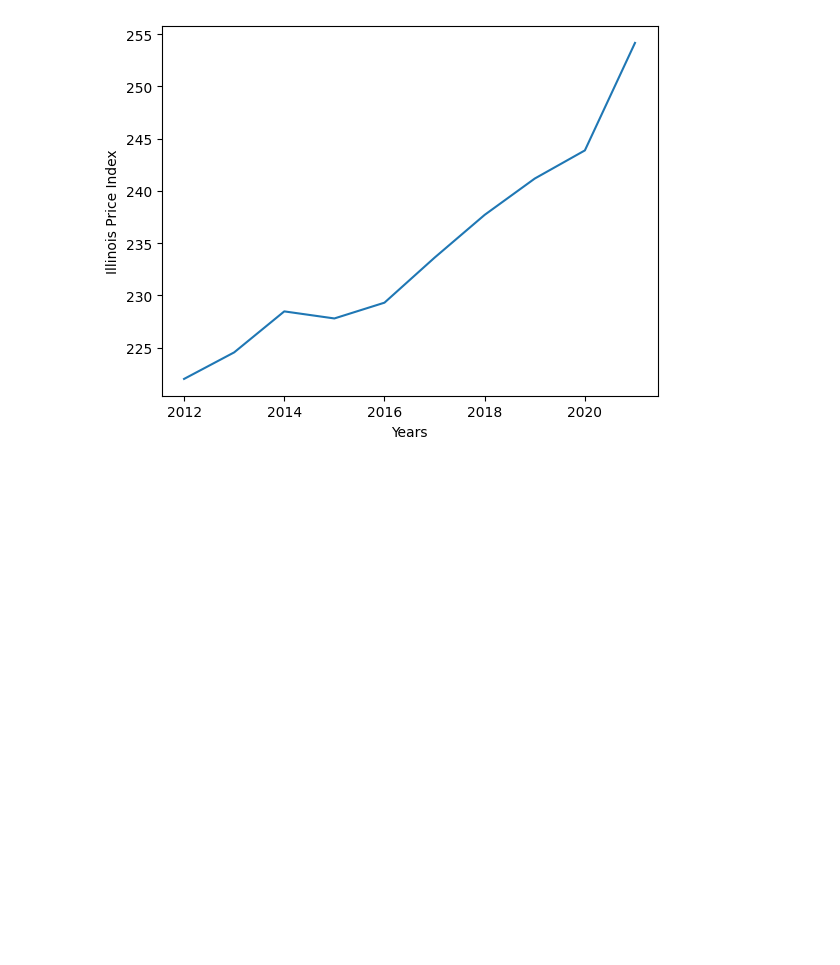
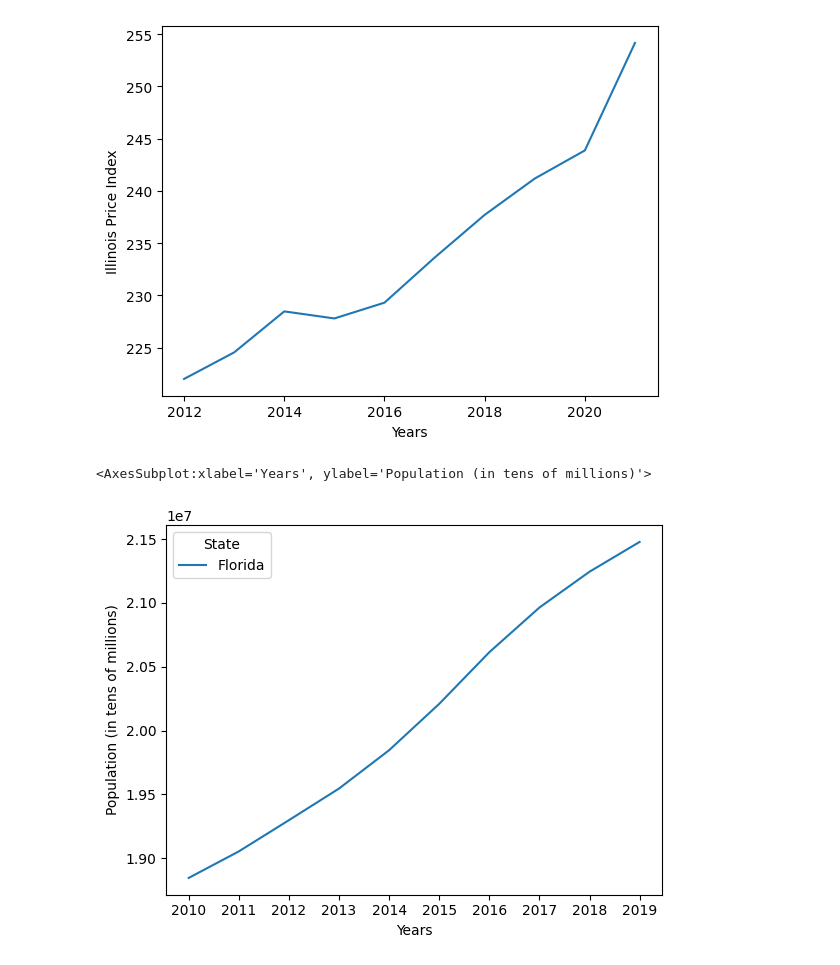
Before and after one commit to biancaatienza/418-project, a Jupyter notebook: Untitled.ipynb, the cells around one changed output. Drawn from its saved outputs; the diff is of its cells as text; code cells hidden in the pictures; blank space fills up the shorter version.

```diff
--- a/Untitled.ipynb
+++ b/Untitled.ipynb
@@ -27,3 +28,15 @@ sns.lineplot(x='Years', y='Illinois Price Index', data=priceIndexDataTable)
 # %% [output]
 <AxesSubplot:xlabel='Years', ylabel='Illinois Price Index'>
 [figure]
+# %%
+floridaPopulationDataRaw = pd.read_csv("floridaPopulationData.csv")
+floridaPopulationData = floridaPopulationDataRaw.iloc[[0]].drop(['Census', 'Estimates Base'], axis=1)
+floridaPopulationData.replace(',','', regex=True, inplace=True)
+floridaPopulationData = floridaPopulationData.astype({'2010':'int','2011':'int','2012':'int','2013':'int','2014':'int','2015':'int','2016':'int','2017':'int','2018':'int','2019':'int'})
+floridaData = floridaPopulationData.melt('County', var_name='Years', value_name='Population (in tens of millions)')
+floridaData = floridaData.rename(columns={'County': 'State'})
+floridaData
+sns.lineplot(x='Years', y='Population (in tens of millions)', hue='State', data=floridaData)
+# %% [output]
+<AxesSubplot:xlabel='Years', ylabel='Population (in tens of millions)'>
+[figure, added]
```
Also changed, not shown: parts of 2 cells of this notebook.
